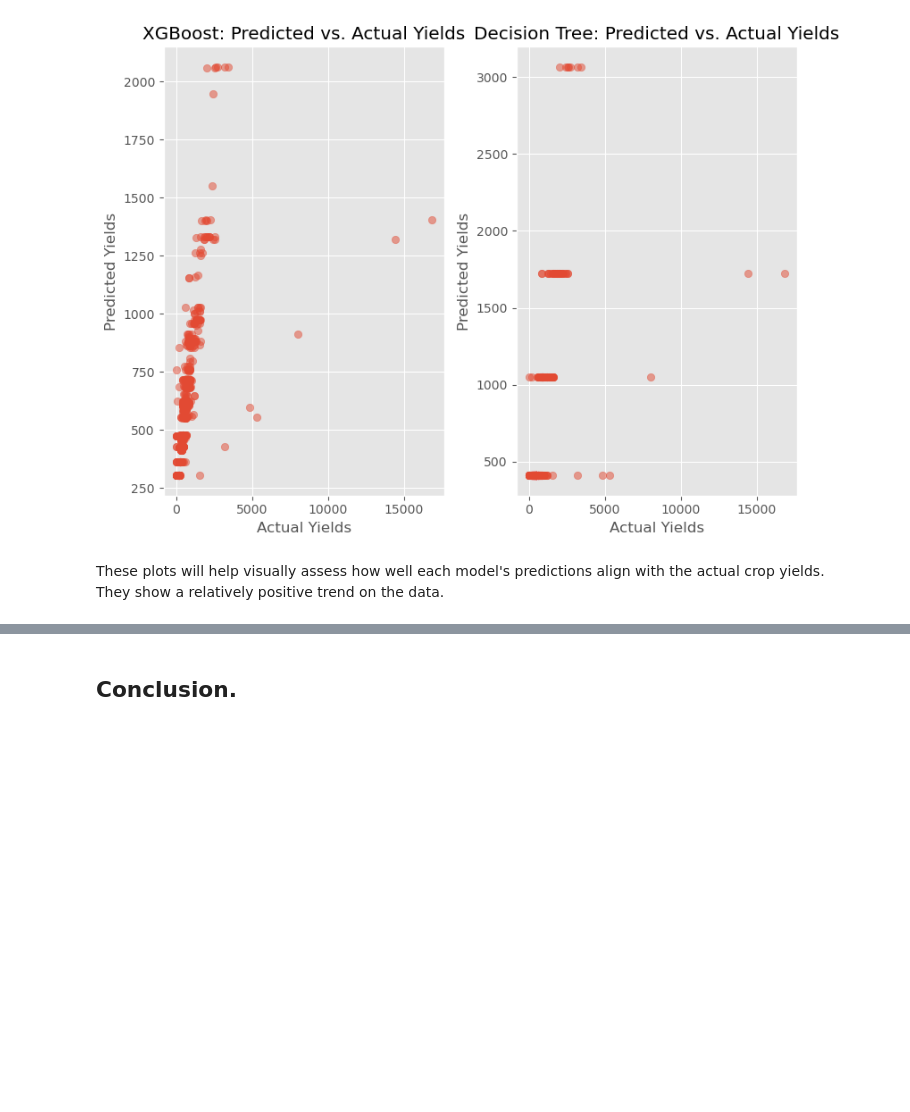
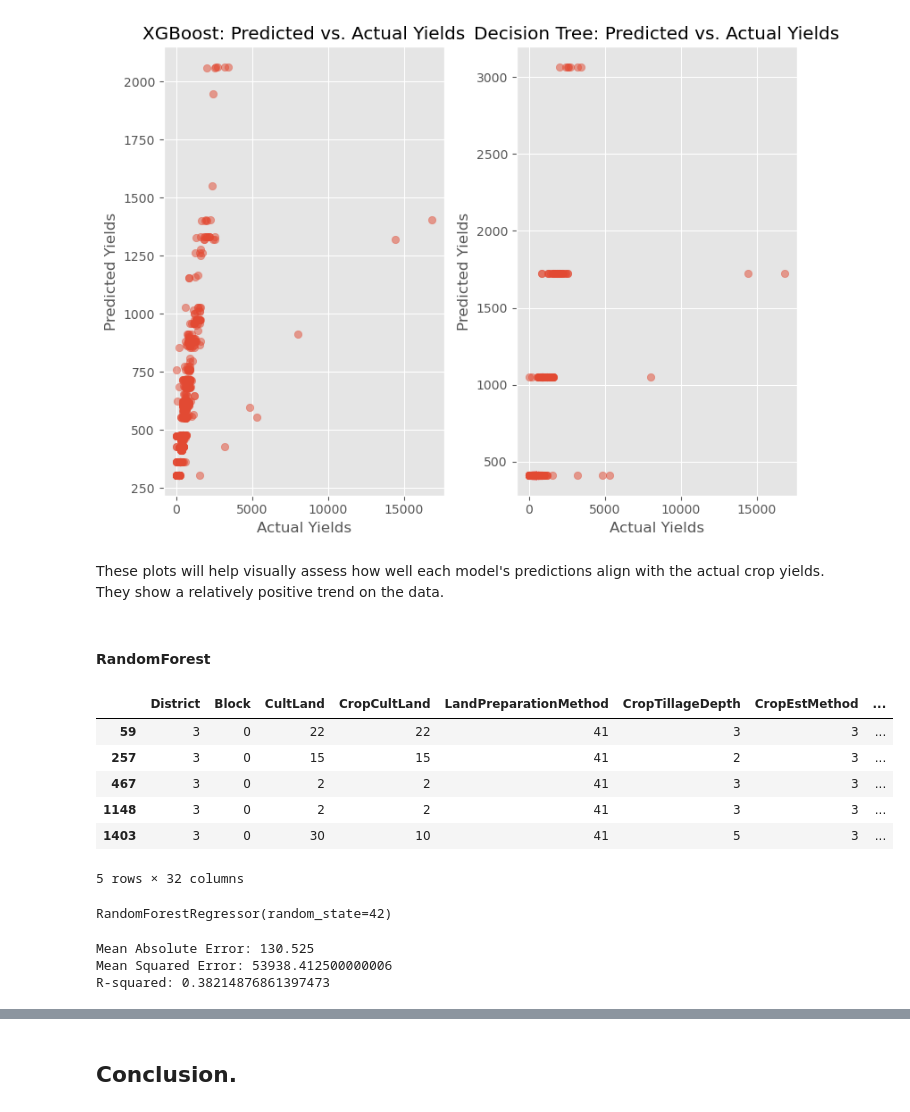
Before and after one commit to JOHNMARK-cmd/phase5project, a Jupyter notebook: GROUP-SIX (2).ipynb, the cells around one changed output, grey strips where cells are left out. Cells and saved outputs as stored; diff of their text form; code cells hidden in the pictures; blank space fills up the shorter version.

```diff
--- a/GROUP-SIX (2).ipynb
+++ b/GROUP-SIX (2).ipynb
@@ -1390,3 +1388,36 @@ plt.show()
 [figure]
 # %% [markdown]
 These plots will help visually assess how well each model's predictions align with the actual crop yields. They show a relatively positive trend on the data.
+# %% [markdown]
+#### RandomForest
+# %%
+columns_to_drop = ['ID','CropTillageDate', 'RcNursEstDate', 'NursDetFactor', 'TransDetFactor', 'TransplantingIrrigationSource', 'CropbasalFerts',
+    'MineralFertAppMethod', 'FirstTopDressFert', 'MineralFertAppMethod.1', 'Harv_date', 'Threshing_date'
+]
+
+train = train.drop(columns=columns_to_drop)
+# %%
+from sklearn.preprocessing import LabelEncoder
+
+# List of date columns
+date_columns = ['CropTillageDate', 'RcNursEstDate', 'Harv_date', 'Threshing_date']
+
+# List of object columns
+object_columns = [col for col in train.select_dtypes(include=['object']).columns if col not in date_columns]
+
+# Create a LabelEncoder instance
+label_encoder = LabelEncoder()
+
+# Loop through the object columns and label encode them
+for column in object_columns:
+    train[column] = label_encoder.fit_transform(train[column])
+
+train.head()
+# %% [output]
+|  | District | Block | CultLand | CropCultLand | LandPreparationMethod | CropTillageDepth | CropEstMethod | ... |
+| 59 | 3 | 0 | 22 | 22 | 41 | 3 | 3 | ... |
+| 257 | 3 | 0 | 15 | 15 | 41 | 2 | 3 | ... |
+| 467 | 3 | 0 | 2 | 2 | 41 | 3 | 3 | ... |
+| 1148 | 3 | 0 | 2 | 2 | 41 | 3 | 3 | ... |
+| 1403 | 3 | 0 | 30 | 10 | 41 | 5 | 3 | ... |
+5 rows × 32 columns
@@ -1392,0 +1431,26 @@ These plots will help visually assess how well each model's predictions align wi
+# %%
+
+# Train a Random Forest model
+model = RandomForestRegressor(n_estimators=100, random_state=42)
+model.fit(X_train, y_train)
+# %% [output]
+RandomForestRegressor(random_state=42)
+# %%
+from sklearn.metrics import mean_absolute_error, mean_squared_error, r2_score
+
+# Make predictions
+y_pred = model.predict(X_test)
+
+# Evaluate the model
+mae = mean_absolute_error(y_test, y_pred)
+mse = mean_squared_error(y_test, y_pred)
+r2 = r2_score(y_test, y_pred)
+
+# Print the evaluation metrics
+print("Mean Absolute Error:", mae)
+print("Mean Squared Error:", mse)
+print("R-squared:", r2)
+# %% [output]
+Mean Absolute Error: 130.525
+Mean Squared Error: 53938.412500000006
+R-squared: 0.38214876861397473
```
Also changed, not shown: parts of 13 cells of this notebook.
